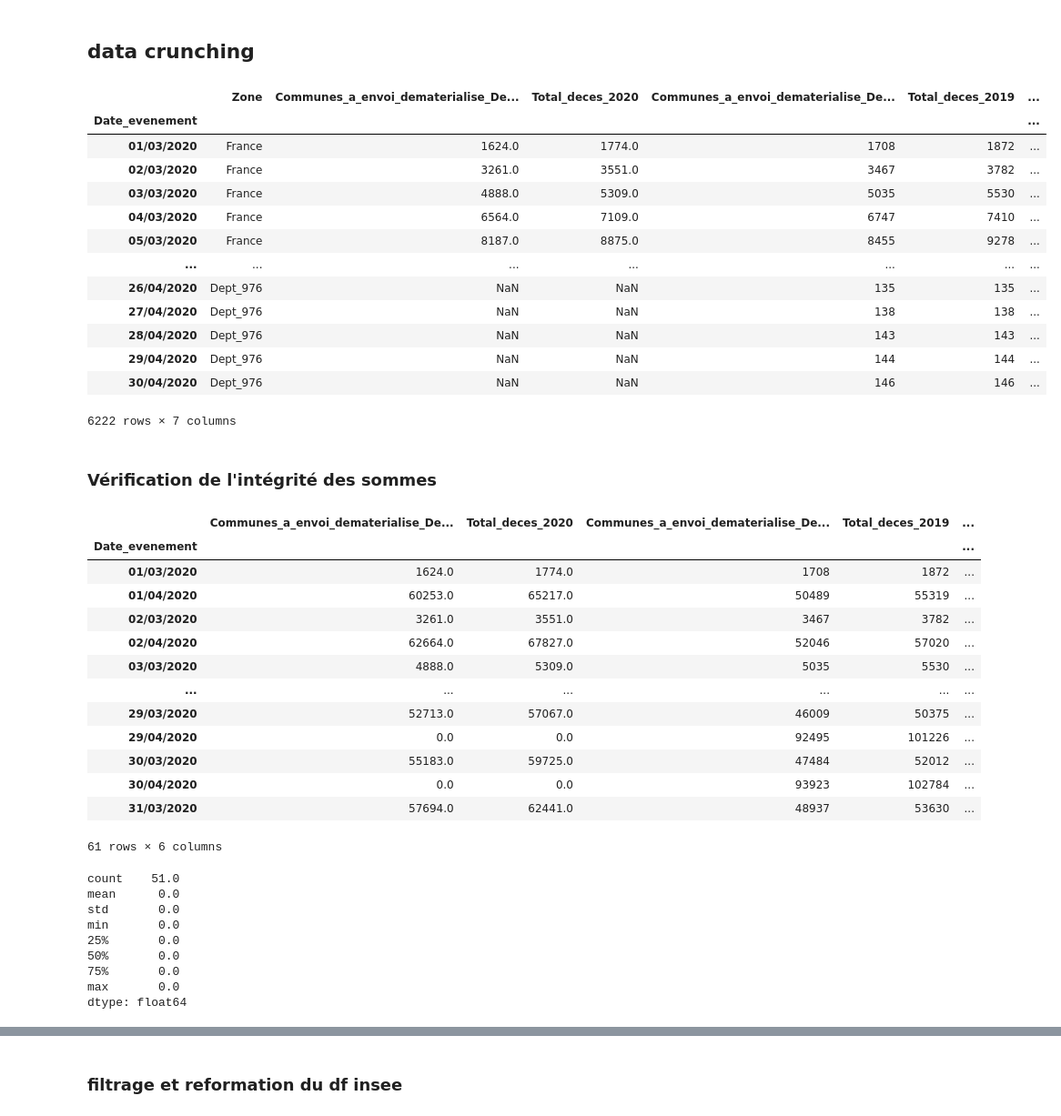
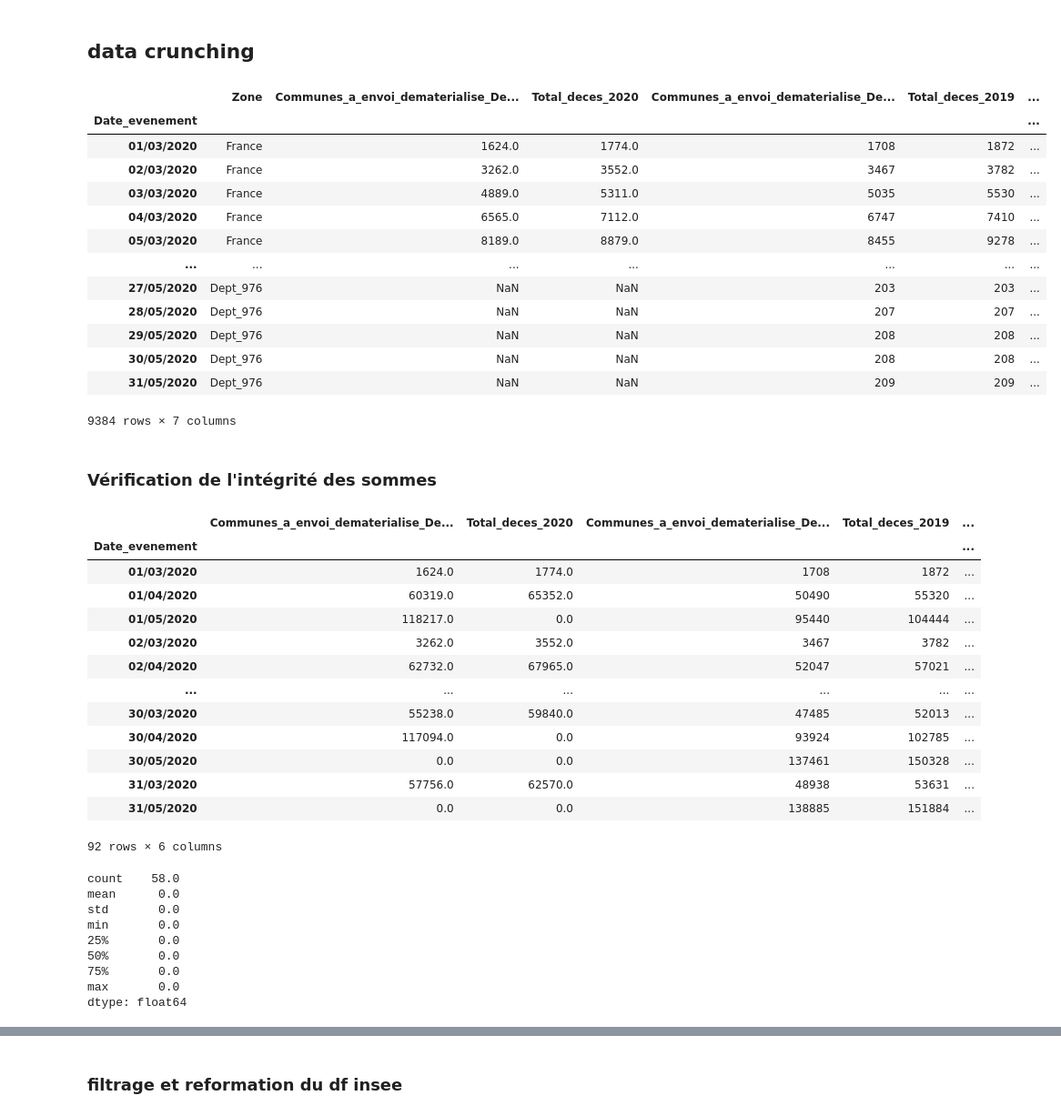
Before and after one commit to makiwara-fr/covid19-analyse, a Jupyter notebook: fr_deaths.ipynb, the cells around one changed output, grey strips where cells are left out. Shown at 91% size. Drawn from its saved outputs; the diff is of its cells as text; code cells hidden in the pictures.

```diff
--- a/fr_deaths.ipynb
+++ b/fr_deaths.ipynb
@@ -11,24 +11,24 @@ import matplotlib.pyplot as plt
 # %%
 # Data from insee
 # https://insee.fr/fr/information/4470857
-insee_file = "2020-04-05_deces_quotidiens_departement_csv.csv"
+insee_file = "2020-05-07_deces_quotidiens_departement_csv.csv"
 df_insee = pd.read_csv("./Data_FR_Deaths/" + insee_file, delimiter=";", index_col="Date_evenement")
 df_insee
 # %% [output]
 |  | Zone | Communes_a_envoi_dematerialise_De... | Total_deces_2020 | Communes_a_envoi_dematerialise_De... | Total_deces_2019 | ... |
 | Date_evenement |  |  |  |  |  | ... |
 | 01/03/2020 | France | 1624.0 | 1774.0 | 1708 | 1872 | ... |
-| 02/03/2020 | France | 3261.0 | 3551.0 | 3467 | 3782 | ... |
-| 03/03/2020 | France | 4888.0 | 5309.0 | 5035 | 5530 | ... |
-| 04/03/2020 | France | 6564.0 | 7109.0 | 6747 | 7410 | ... |
-| 05/03/2020 | France | 8187.0 | 8875.0 | 8455 | 9278 | ... |
+| 02/03/2020 | France | 3262.0 | 3552.0 | 3467 | 3782 | ... |
+| 03/03/2020 | France | 4889.0 | 5311.0 | 5035 | 5530 | ... |
+| 04/03/2020 | France | 6565.0 | 7112.0 | 6747 | 7410 | ... |
+| 05/03/2020 | France | 8189.0 | 8879.0 | 8455 | 9278 | ... |
 | ... | ... | ... | ... | ... | ... | ... |
-| 26/04/2020 | Dept_976 | NaN | NaN | 135 | 135 | ... |
-| 27/04/2020 | Dept_976 | NaN | NaN | 138 | 138 | ... |
-| 28/04/2020 | Dept_976 | NaN | NaN | 143 | 143 | ... |
-| 29/04/2020 | Dept_976 | NaN | NaN | 144 | 144 | ... |
-| 30/04/2020 | Dept_976 | NaN | NaN | 146 | 146 | ... |
+| 27/05/2020 | Dept_976 | NaN | NaN | 203 | 203 | ... |
+| 28/05/2020 | Dept_976 | NaN | NaN | 207 | 207 | ... |
+| 29/05/2020 | Dept_976 | NaN | NaN | 208 | 208 | ... |
+| 30/05/2020 | Dept_976 | NaN | NaN | 208 | 208 | ... |
+| 31/05/2020 | Dept_976 | NaN | NaN | 209 | 209 | ... |
-6222 rows × 7 columns
+9384 rows × 7 columns
 # %% [markdown]
 ### Vérification de l'intégrité des sommes
 # %%
@@ -41,23 +41,23 @@ check_2
 |  | Communes_a_envoi_dematerialise_De... | Total_deces_2020 | Communes_a_envoi_dematerialise_De... | Total_deces_2019 | ... |
 | Date_evenement |  |  |  |  | ... |
 | 01/03/2020 | 1624.0 | 1774.0 | 1708 | 1872 | ... |
-| 01/04/2020 | 60253.0 | 65217.0 | 50489 | 55319 | ... |
-| 02/03/2020 | 3261.0 | 3551.0 | 3467 | 3782 | ... |
-| 02/04/2020 | 62664.0 | 67827.0 | 52046 | 57020 | ... |
-| 03/03/2020 | 4888.0 | 5309.0 | 5035 | 5530 | ... |
+| 01/04/2020 | 60319.0 | 65352.0 | 50490 | 55320 | ... |
+| 01/05/2020 | 118217.0 | 0.0 | 95440 | 104444 | ... |
+| 02/03/2020 | 3262.0 | 3552.0 | 3467 | 3782 | ... |
+| 02/04/2020 | 62732.0 | 67965.0 | 52047 | 57021 | ... |
 | ... | ... | ... | ... | ... | ... |
-| 29/03/2020 | 52713.0 | 57067.0 | 46009 | 50375 | ... |
-| 29/04/2020 | 0.0 | 0.0 | 92495 | 101226 | ... |
-| 30/03/2020 | 55183.0 | 59725.0 | 47484 | 52012 | ... |
-| 30/04/2020 | 0.0 | 0.0 | 93923 | 102784 | ... |
-| 31/03/2020 | 57694.0 | 62441.0 | 48937 | 53630 | ... |
+| 30/03/2020 | 55238.0 | 59840.0 | 47485 | 52013 | ... |
+| 30/04/2020 | 117094.0 | 0.0 | 93924 | 102785 | ... |
+| 30/05/2020 | 0.0 | 0.0 | 137461 | 150328 | ... |
+| 31/03/2020 | 57756.0 | 62570.0 | 48938 | 53631 | ... |
+| 31/05/2020 | 0.0 | 0.0 | 138885 | 151884 | ... |
-61 rows × 6 columns
+92 rows × 6 columns
 # %%
 check_3 = check.join(check_2, rsuffix="_sum",)[["Total_deces_2020","Total_deces_2019","Total_deces_2018", "Total_deces_2020_sum","Total_deces_2019_sum","Total_deces_2018_sum"]]
 # %%
 (check_3["Total_deces_2020"]-check_3["Total_deces_2020_sum"]).describe()
 # %% [output]
-count    51.0
+count    58.0
 mean      0.0
 std       0.0
 min       0.0
```
Also changed, not shown: parts of 5 cells of this notebook, 5 other files.
